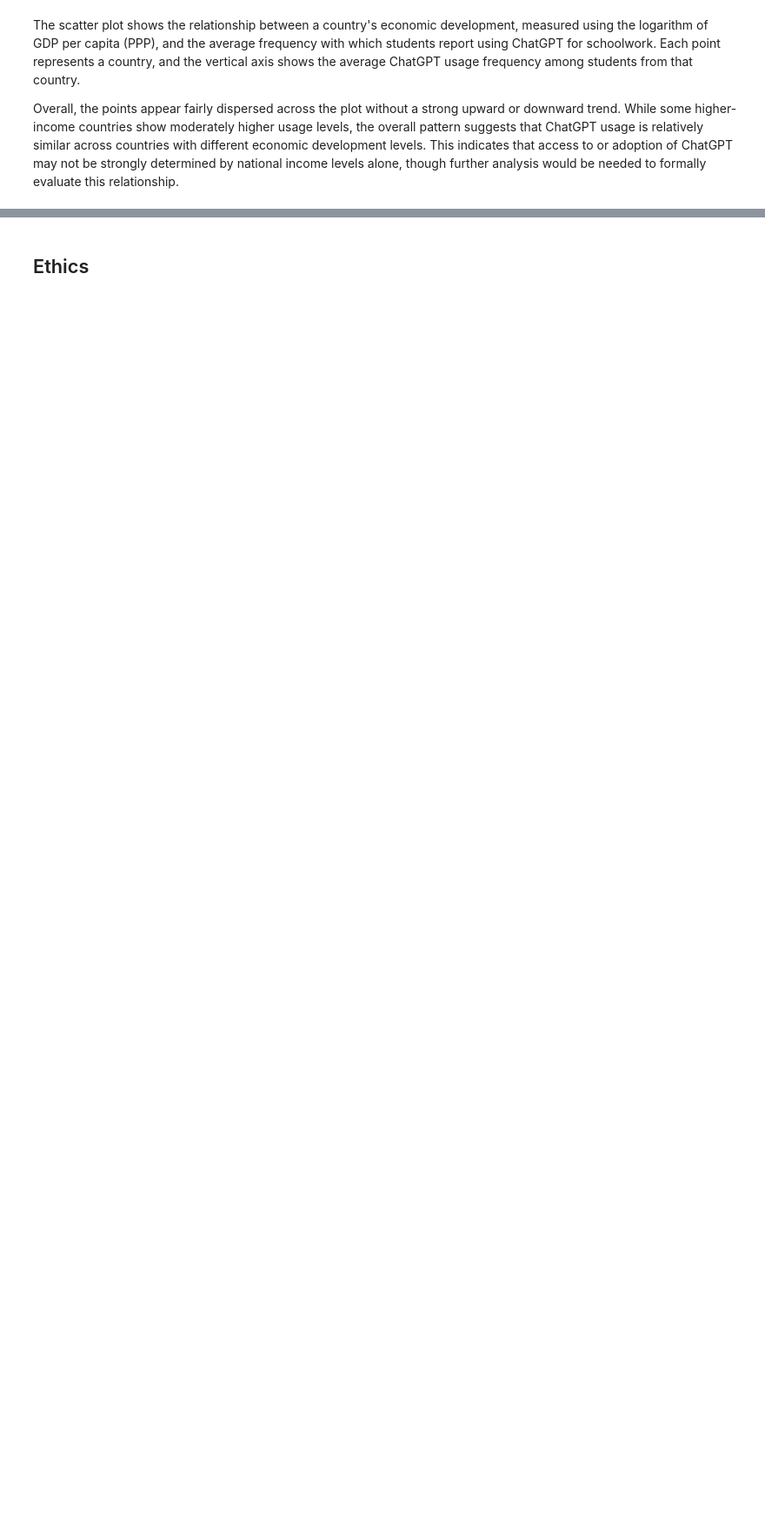
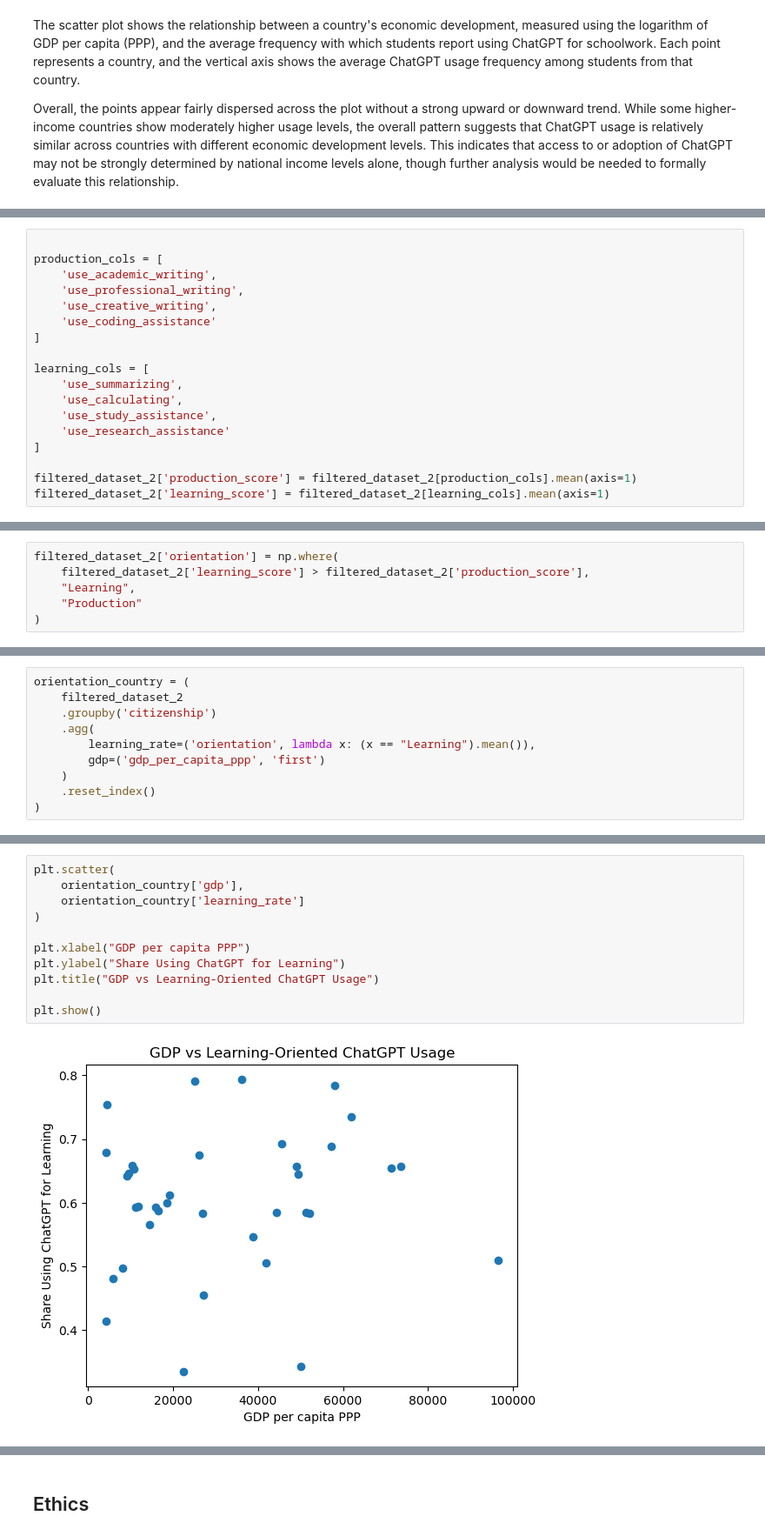
Before and after one commit to COGS108/Group123_WI26, a Jupyter notebook: 02-EDACheckpoint.ipynb, the cells around one changed output, grey strips where cells are left out. Shown at 87% size. Saved outputs shown, nothing was run; the diff lists cells and outputs as text; blank space fills up the shorter version.

Commit message:
Completed version of EDA for dataset 2

```diff
--- a/02-EDACheckpoint.ipynb
+++ b/02-EDACheckpoint.ipynb
@@ -1120,0 +1120,18 @@ df
+# %%
+
+production_cols = [
+    'use_academic_writing',
+    'use_professional_writing',
+    'use_creative_writing',
+    'use_coding_assistance'
+]
+
+learning_cols = [
+    'use_summarizing',
+    'use_calculating',
+    'use_study_assistance',
+    'use_research_assistance'
+]
+
+filtered_dataset_2['production_score'] = filtered_dataset_2[production_cols].mean(axis=1)
+filtered_dataset_2['learning_score'] = filtered_dataset_2[learning_cols].mean(axis=1)
@@ -1120,0 +1156,6 @@ df
+# %%
+filtered_dataset_2['orientation'] = np.where(
+    filtered_dataset_2['learning_score'] > filtered_dataset_2['production_score'],
+    "Learning",
+    "Production"
+)
@@ -1120,0 +1180,10 @@ df
+# %%
+orientation_country = (
+    filtered_dataset_2
+    .groupby('citizenship')
+    .agg(
+        learning_rate=('orientation', lambda x: (x == "Learning").mean()),
+        gdp=('gdp_per_capita_ppp', 'first')
+    )
+    .reset_index()
+)
@@ -1120,0 +1212,13 @@ df
+# %%
+plt.scatter(
+    orientation_country['gdp'],
+    orientation_country['learning_rate']
+)
+
+plt.xlabel("GDP per capita PPP")
+plt.ylabel("Share Using ChatGPT for Learning")
+plt.title("GDP vs Learning-Oriented ChatGPT Usage")
+
+plt.show()
+# %% [output]
+[figure, added]
```
Also changed, not shown: parts of 15 cells of this notebook.
